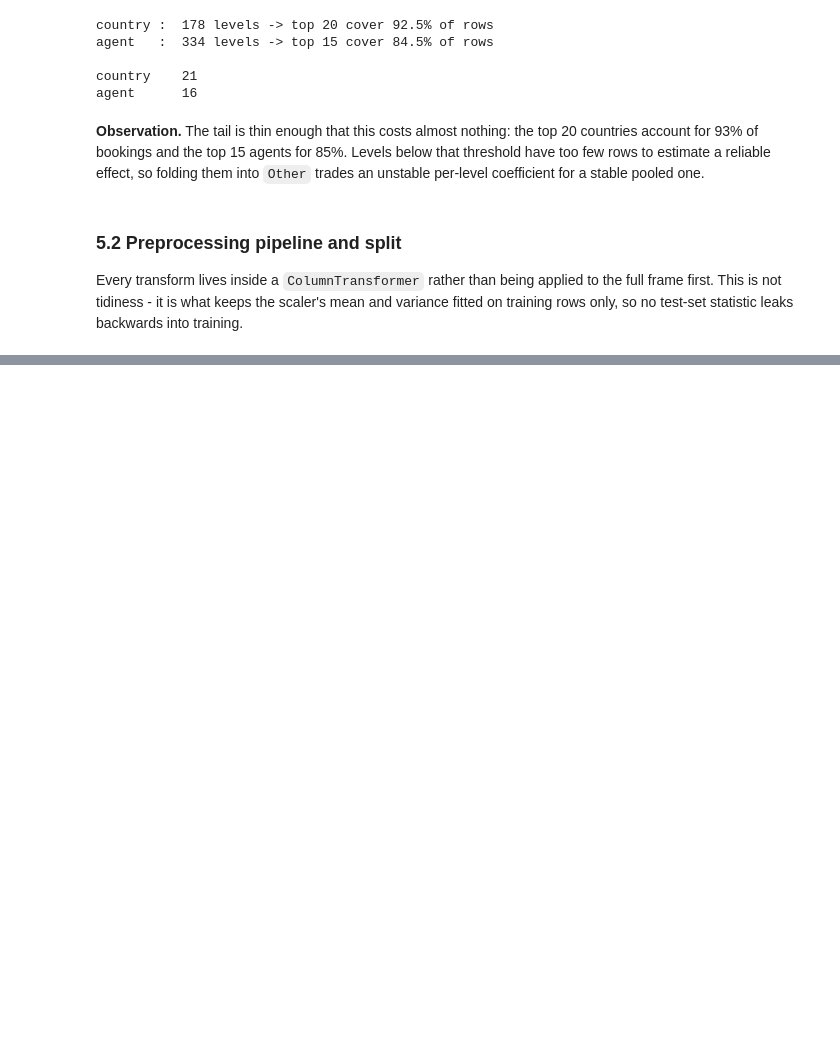
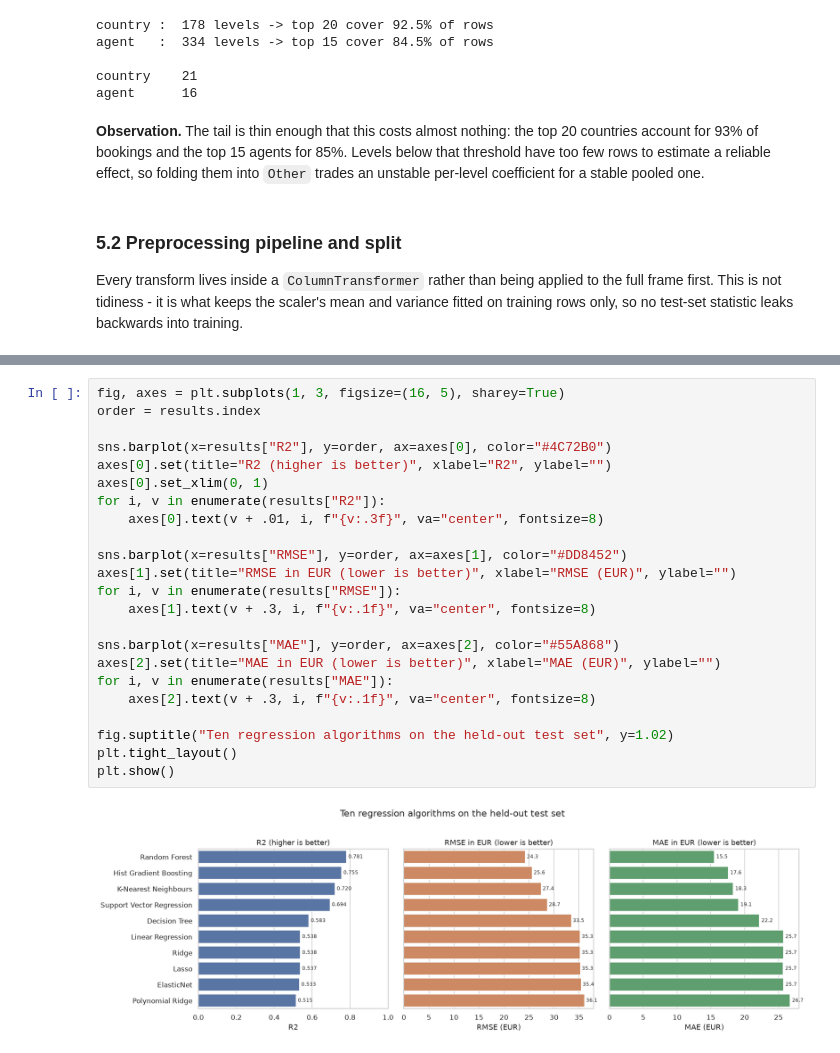
Before and after one commit to AnanyaBottu/ml-capstone, a Jupyter notebook: notebooks/regression.ipynb, the cells around one changed output, grey strips where cells are left out. Saved outputs shown, nothing was run; the diff lists cells and outputs as text; blank space fills up the shorter version.

Commit message:
Regression: stratified split, PCA pipeline, ten models and evaluation

```diff
--- a/notebooks/regression.ipynb
+++ b/notebooks/regression.ipynb
@@ -614,0 +901,25 @@ estimator, never in the data it saw.
+# %%
+fig, axes = plt.subplots(1, 3, figsize=(16, 5), sharey=True)
+order = results.index
+
+sns.barplot(x=results["R2"], y=order, ax=axes[0], color="#4C72B0")
+axes[0].set(title="R2 (higher is better)", xlabel="R2", ylabel="")
+axes[0].set_xlim(0, 1)
+for i, v in enumerate(results["R2"]):
+    axes[0].text(v + .01, i, f"{v:.3f}", va="center", fontsize=8)
+
+sns.barplot(x=results["RMSE"], y=order, ax=axes[1], color="#DD8452")
+axes[1].set(title="RMSE in EUR (lower is better)", xlabel="RMSE (EUR)", ylabel="")
+for i, v in enumerate(results["RMSE"]):
+    axes[1].text(v + .3, i, f"{v:.1f}", va="center", fontsize=8)
+
+sns.barplot(x=results["MAE"], y=order, ax=axes[2], color="#55A868")
+axes[2].set(title="MAE in EUR (lower is better)", xlabel="MAE (EUR)", ylabel="")
+for i, v in enumerate(results["MAE"]):
+    axes[2].text(v + .3, i, f"{v:.1f}", va="center", fontsize=8)
+
+fig.suptitle("Ten regression algorithms on the held-out test set", y=1.02)
+plt.tight_layout()
+plt.show()
+# %% [output]
+[figure, added]
```
Also changed, not shown: parts of 18 cells of this notebook.
